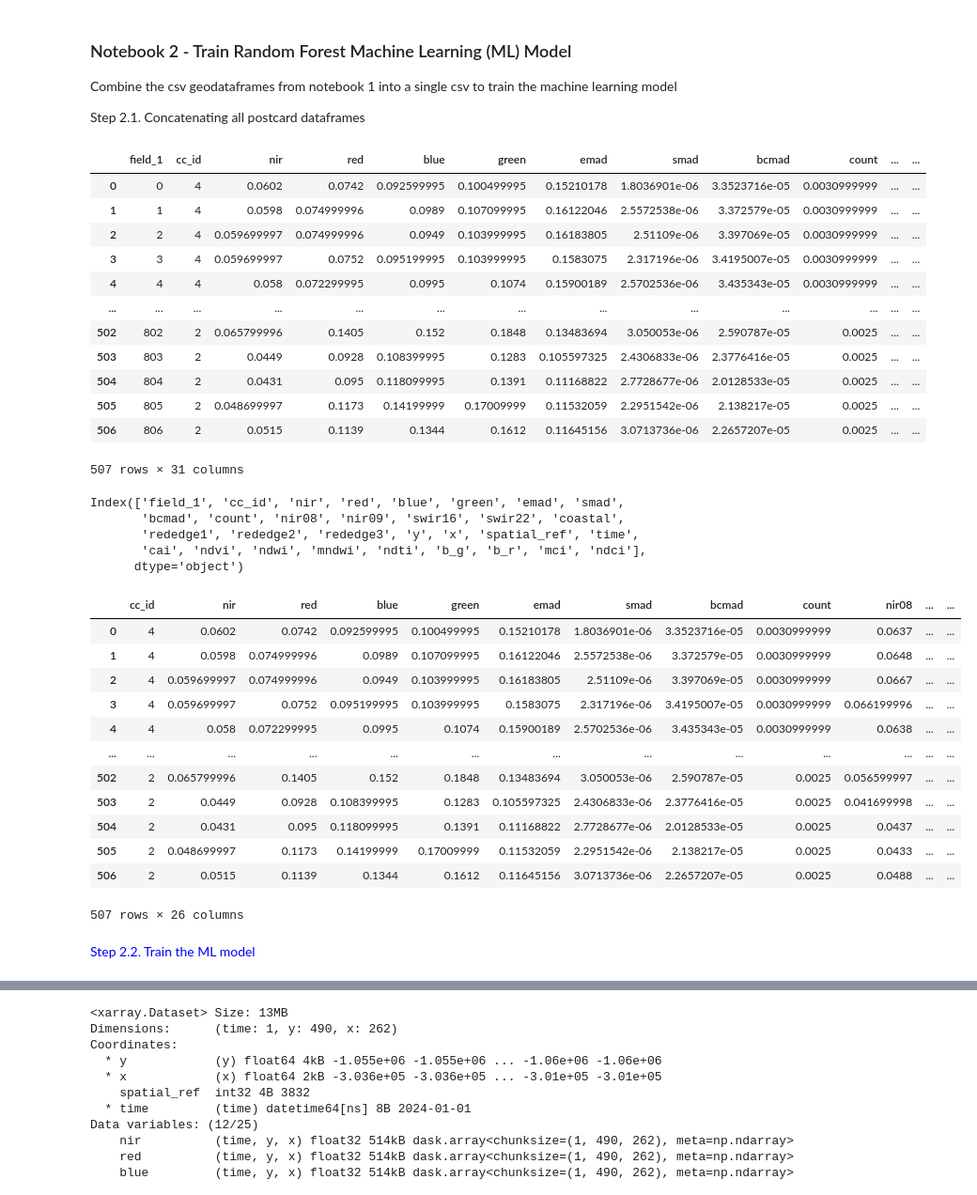
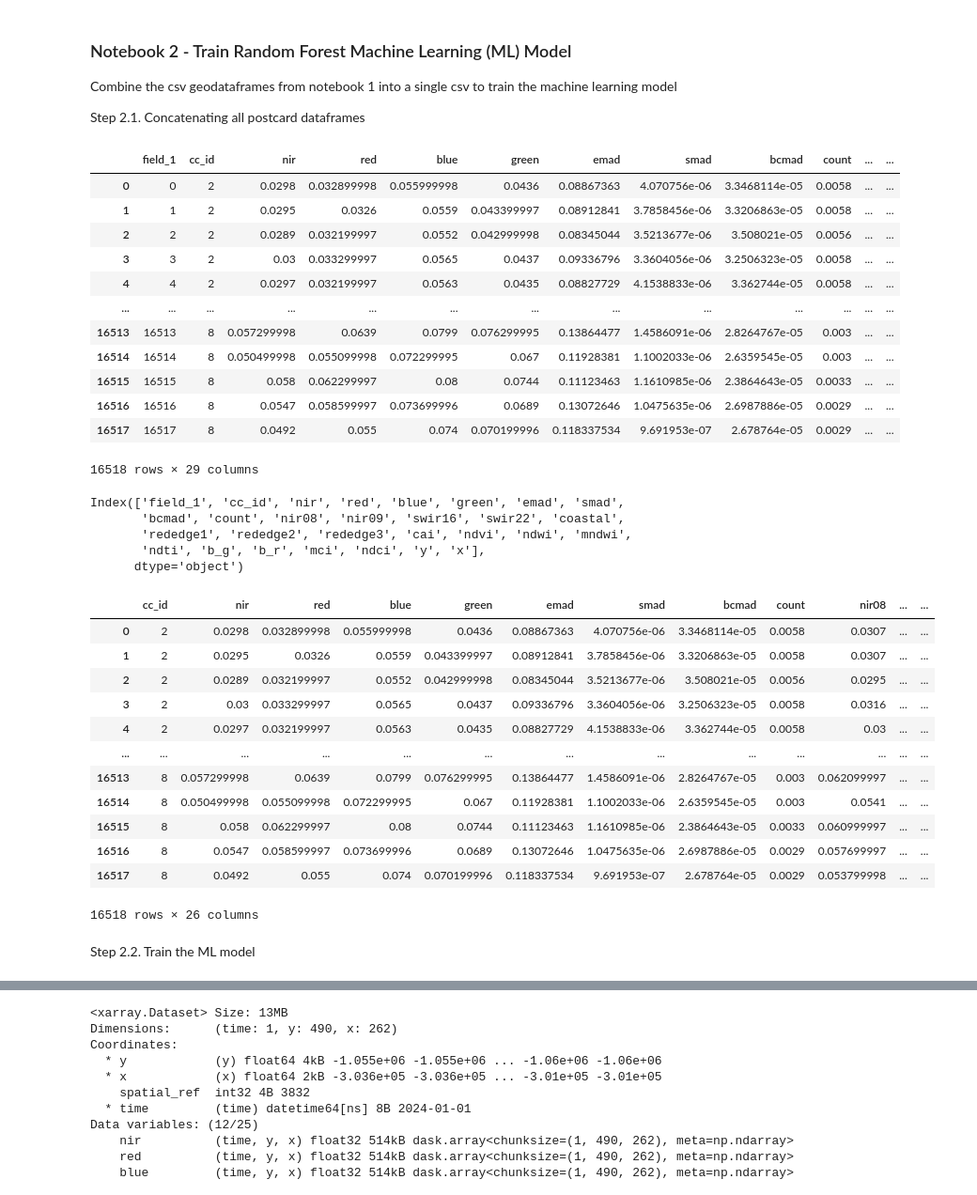
Before and after one commit to digitalearthpacific/dep-seagrass, a Jupyter notebook: classification/training-data/3-combined-workflow-svm.ipynb, the cells around one changed output, grey strips where cells are left out. Shown: that part at 94% size. Cells and saved outputs as stored; diff of their text form; code cells hidden in the pictures.

```diff
--- a/classification/training-data/3-combined-workflow-svm.ipynb
+++ b/classification/training-data/3-combined-workflow-svm.ipynb
@@ -187,52 +187,52 @@ Combine the csv geodataframes from notebook 1 into a single csv to train the mac
 
 Step 2.1. Concatenating all postcard dataframes
 # %%
-postcard_ba_df = gpd.read_file("postcard_bootless_bay_dataframe.csv")
+postcard_ba_df = gpd.read_file("joined_training_data_11042025_test.csv")
 postcard_ba_df
 # %% [output]
 |  | field_1 | cc_id | nir | red | blue | green | emad | smad | bcmad | count | ... | ... |
-| 0 | 0 | 4 | 0.0602 | 0.0742 | 0.092599995 | 0.100499995 | 0.15210178 | 1.8036901e-06 | 3.3523716e-05 | 0.0030999999 | ... | ... |
-| 1 | 1 | 4 | 0.0598 | 0.074999996 | 0.0989 | 0.107099995 | 0.16122046 | 2.5572538e-06 | 3.372579e-05 | 0.0030999999 | ... | ... |
-| 2 | 2 | 4 | 0.059699997 | 0.074999996 | 0.0949 | 0.103999995 | 0.16183805 | 2.51109e-06 | 3.397069e-05 | 0.0030999999 | ... | ... |
-| 3 | 3 | 4 | 0.059699997 | 0.0752 | 0.095199995 | 0.103999995 | 0.1583075 | 2.317196e-06 | 3.4195007e-05 | 0.0030999999 | ... | ... |
-| 4 | 4 | 4 | 0.058 | 0.072299995 | 0.0995 | 0.1074 | 0.15900189 | 2.5702536e-06 | 3.435343e-05 | 0.0030999999 | ... | ... |
+| 0 | 0 | 2 | 0.0298 | 0.032899998 | 0.055999998 | 0.0436 | 0.08867363 | 4.070756e-06 | 3.3468114e-05 | 0.0058 | ... | ... |
+| 1 | 1 | 2 | 0.0295 | 0.0326 | 0.0559 | 0.043399997 | 0.08912841 | 3.7858456e-06 | 3.3206863e-05 | 0.0058 | ... | ... |
+| 2 | 2 | 2 | 0.0289 | 0.032199997 | 0.0552 | 0.042999998 | 0.08345044 | 3.5213677e-06 | 3.508021e-05 | 0.0056 | ... | ... |
+| 3 | 3 | 2 | 0.03 | 0.033299997 | 0.0565 | 0.0437 | 0.09336796 | 3.3604056e-06 | 3.2506323e-05 | 0.0058 | ... | ... |
+| 4 | 4 | 2 | 0.0297 | 0.032199997 | 0.0563 | 0.0435 | 0.08827729 | 4.1538833e-06 | 3.362744e-05 | 0.0058 | ... | ... |
 | ... | ... | ... | ... | ... | ... | ... | ... | ... | ... | ... | ... | ... |
-| 502 | 802 | 2 | 0.065799996 | 0.1405 | 0.152 | 0.1848 | 0.13483694 | 3.050053e-06 | 2.590787e-05 | 0.0025 | ... | ... |
-| 503 | 803 | 2 | 0.0449 | 0.0928 | 0.108399995 | 0.1283 | 0.105597325 | 2.4306833e-06 | 2.3776416e-05 | 0.0025 | ... | ... |
-| 504 | 804 | 2 | 0.0431 | 0.095 | 0.118099995 | 0.1391 | 0.11168822 | 2.7728677e-06 | 2.0128533e-05 | 0.0025 | ... | ... |
-| 505 | 805 | 2 | 0.048699997 | 0.1173 | 0.14199999 | 0.17009999 | 0.11532059 | 2.2951542e-06 | 2.138217e-05 | 0.0025 | ... | ... |
-| 506 | 806 | 2 | 0.0515 | 0.1139 | 0.1344 | 0.1612 | 0.11645156 | 3.0713736e-06 | 2.2657207e-05 | 0.0025 | ... | ... |
+| 16513 | 16513 | 8 | 0.057299998 | 0.0639 | 0.0799 | 0.076299995 | 0.13864477 | 1.4586091e-06 | 2.8264767e-05 | 0.003 | ... | ... |
+| 16514 | 16514 | 8 | 0.050499998 | 0.055099998 | 0.072299995 | 0.067 | 0.11928381 | 1.1002033e-06 | 2.6359545e-05 | 0.003 | ... | ... |
+| 16515 | 16515 | 8 | 0.058 | 0.062299997 | 0.08 | 0.0744 | 0.11123463 | 1.1610985e-06 | 2.3864643e-05 | 0.0033 | ... | ... |
+| 16516 | 16516 | 8 | 0.0547 | 0.058599997 | 0.073699996 | 0.0689 | 0.13072646 | 1.0475635e-06 | 2.6987886e-05 | 0.0029 | ... | ... |
+| 16517 | 16517 | 8 | 0.0492 | 0.055 | 0.074 | 0.070199996 | 0.118337534 | 9.691953e-07 | 2.678764e-05 | 0.0029 | ... | ... |
-507 rows × 31 columns
+16518 rows × 29 columns
 # %%
 postcard_ba_df.columns
 # %% [output]
 Index(['field_1', 'cc_id', 'nir', 'red', 'blue', 'green', 'emad', 'smad',
        'bcmad', 'count', 'nir08', 'nir09', 'swir16', 'swir22', 'coastal',
-       'rededge1', 'rededge2', 'rededge3', 'y', 'x', 'spatial_ref', 'time',
-       'cai', 'ndvi', 'ndwi', 'mndwi', 'ndti', 'b_g', 'b_r', 'mci', 'ndci'],
+       'rededge1', 'rededge2', 'rededge3', 'cai', 'ndvi', 'ndwi', 'mndwi',
+       'ndti', 'b_g', 'b_r', 'mci', 'ndci', 'y', 'x'],
       dtype='object')
 # %%
 # postcard_ba_df.columns
 # postcard_ba_df = postcard_ba_df.drop(columns=["spatial_ref", "time", "field_1", "y", "x"])
-postcard_ba_df = postcard_ba_df.drop(columns=["field_1"])
-postcard_ba_df = postcard_ba_df.drop(columns=["y", "x", "time", "spatial_ref"])
+# postcard_ba_df = postcard_ba_df.drop(columns=["field_1"])
+postcard_ba_df = postcard_ba_df.drop(columns=["y", "x"])
 postcard_ba_df
 # %% [output]
 |  | cc_id | nir | red | blue | green | emad | smad | bcmad | count | nir08 | ... | ... |
-| 0 | 4 | 0.0602 | 0.0742 | 0.092599995 | 0.100499995 | 0.15210178 | 1.8036901e-06 | 3.3523716e-05 | 0.0030999999 | 0.0637 | ... | ... |
-| 1 | 4 | 0.0598 | 0.074999996 | 0.0989 | 0.107099995 | 0.16122046 | 2.5572538e-06 | 3.372579e-05 | 0.0030999999 | 0.0648 | ... | ... |
-| 2 | 4 | 0.059699997 | 0.074999996 | 0.0949 | 0.103999995 | 0.16183805 | 2.51109e-06 | 3.397069e-05 | 0.0030999999 | 0.0667 | ... | ... |
-| 3 | 4 | 0.059699997 | 0.0752 | 0.095199995 | 0.103999995 | 0.1583075 | 2.317196e-06 | 3.4195007e-05 | 0.0030999999 | 0.066199996 | ... | ... |
-| 4 | 4 | 0.058 | 0.072299995 | 0.0995 | 0.1074 | 0.15900189 | 2.5702536e-06 | 3.435343e-05 | 0.0030999999 | 0.0638 | ... | ... |
+| 0 | 2 | 0.0298 | 0.032899998 | 0.055999998 | 0.0436 | 0.08867363 | 4.070756e-06 | 3.3468114e-05 | 0.0058 | 0.0307 | ... | ... |
+| 1 | 2 | 0.0295 | 0.0326 | 0.0559 | 0.043399997 | 0.08912841 | 3.7858456e-06 | 3.3206863e-05 | 0.0058 | 0.0307 | ... | ... |
+| 2 | 2 | 0.0289 | 0.032199997 | 0.0552 | 0.042999998 | 0.08345044 | 3.5213677e-06 | 3.508021e-05 | 0.0056 | 0.0295 | ... | ... |
+| 3 | 2 | 0.03 | 0.033299997 | 0.0565 | 0.0437 | 0.09336796 | 3.3604056e-06 | 3.2506323e-05 | 0.0058 | 0.0316 | ... | ... |
+| 4 | 2 | 0.0297 | 0.032199997 | 0.0563 | 0.0435 | 0.08827729 | 4.1538833e-06 | 3.362744e-05 | 0.0058 | 0.03 | ... | ... |
 | ... | ... | ... | ... | ... | ... | ... | ... | ... | ... | ... | ... | ... |
-| 502 | 2 | 0.065799996 | 0.1405 | 0.152 | 0.1848 | 0.13483694 | 3.050053e-06 | 2.590787e-05 | 0.0025 | 0.056599997 | ... | ... |
-| 503 | 2 | 0.0449 | 0.0928 | 0.108399995 | 0.1283 | 0.105597325 | 2.4306833e-06 | 2.3776416e-05 | 0.0025 | 0.041699998 | ... | ... |
-| 504 | 2 | 0.0431 | 0.095 | 0.118099995 | 0.1391 | 0.11168822 | 2.7728677e-06 | 2.0128533e-05 | 0.0025 | 0.0437 | ... | ... |
-| 505 | 2 | 0.048699997 | 0.1173 | 0.14199999 | 0.17009999 | 0.11532059 | 2.2951542e-06 | 2.138217e-05 | 0.0025 | 0.0433 | ... | ... |
-| 506 | 2 | 0.0515 | 0.1139 | 0.1344 | 0.1612 | 0.11645156 | 3.0713736e-06 | 2.2657207e-05 | 0.0025 | 0.0488 | ... | ... |
+| 16513 | 8 | 0.057299998 | 0.0639 | 0.0799 | 0.076299995 | 0.13864477 | 1.4586091e-06 | 2.8264767e-05 | 0.003 | 0.062099997 | ... | ... |
+| 16514 | 8 | 0.050499998 | 0.055099998 | 0.072299995 | 0.067 | 0.11928381 | 1.1002033e-06 | 2.6359545e-05 | 0.003 | 0.0541 | ... | ... |
+| 16515 | 8 | 0.058 | 0.062299997 | 0.08 | 0.0744 | 0.11123463 | 1.1610985e-06 | 2.3864643e-05 | 0.0033 | 0.060999997 | ... | ... |
+| 16516 | 8 | 0.0547 | 0.058599997 | 0.073699996 | 0.0689 | 0.13072646 | 1.0475635e-06 | 2.6987886e-05 | 0.0029 | 0.057699997 | ... | ... |
+| 16517 | 8 | 0.0492 | 0.055 | 0.074 | 0.070199996 | 0.118337534 | 9.691953e-07 | 2.678764e-05 | 0.0029 | 0.053799998 | ... | ... |
-507 rows × 26 columns
+16518 rows × 26 columns
 # %% [markdown]
-<font color='blue'>Step 2.2. Train the ML model</font>
+Step 2.2. Train the ML model
 # %%
 # Support Vector Machines
 from sklearn import svm
```
Also changed, not shown: parts of 5 cells of this notebook, 10 other files.
